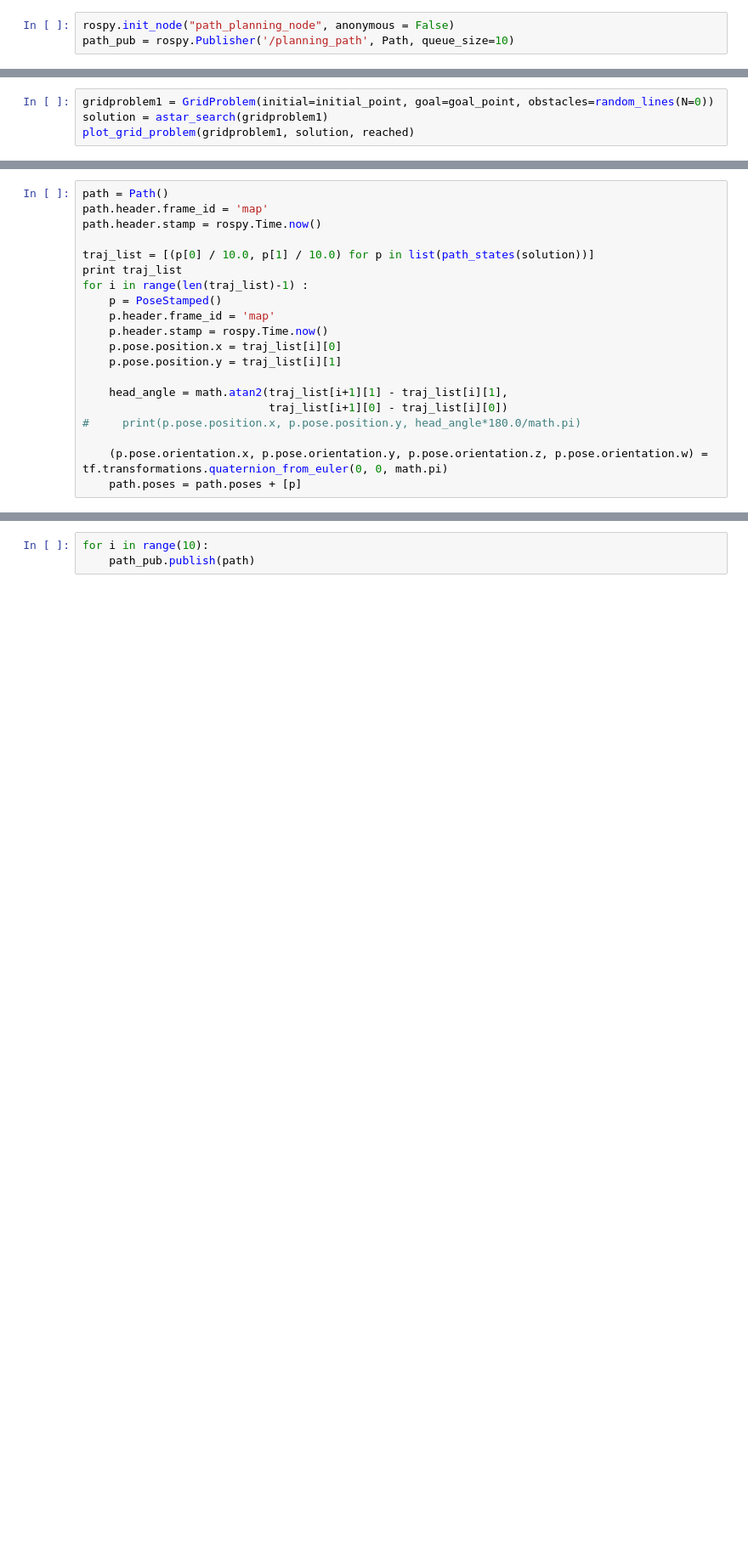
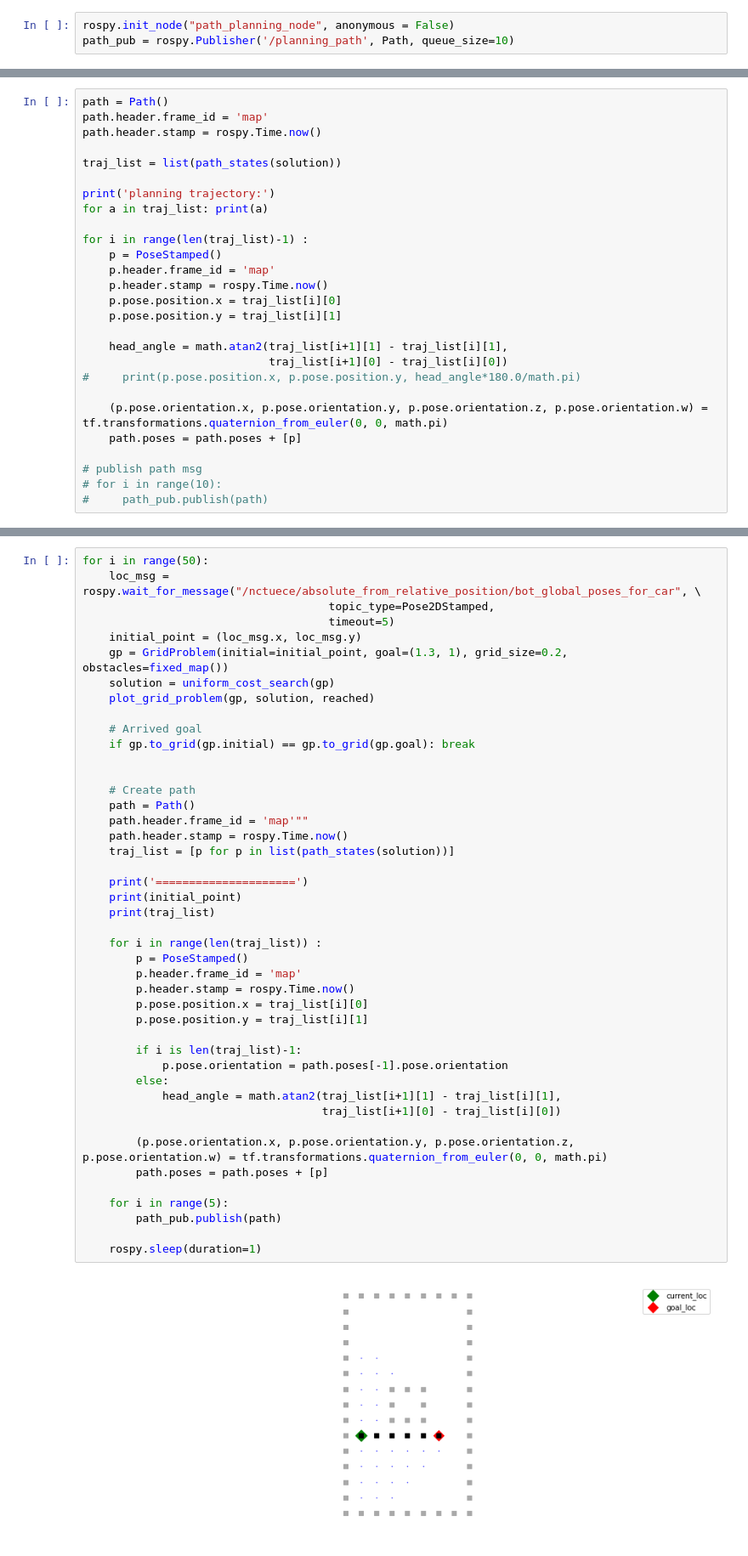
Before and after one commit to OpenPPAT/hcc-2019-lab3, a Jupyter notebook: topic1_astar_path_planning.ipynb, the cells around one changed output, grey strips where cells are left out. Shown at 85% size. Saved outputs shown, nothing was run; the diff lists cells and outputs as text; blank space fills up the shorter version.

```diff
--- a/topic1_astar_path_planning.ipynb
+++ b/topic1_astar_path_planning.ipynb
@@ -355,4 +384,0 @@ print(goal_point)
-# %%
-gridproblem1 = GridProblem(initial=initial_point, goal=goal_point, obstacles=random_lines(N=0))
-solution = astar_search(gridproblem1)
-plot_grid_problem(gridproblem1, solution, reached)
@@ -364,8 +387,11 @@ path = Path()
 path.header.frame_id = 'map'
 path.header.stamp = rospy.Time.now()
 
-traj_list = [(p[0] / 10.0, p[1] / 10.0) for p in list(path_states(solution))]
-print traj_list
+traj_list = list(path_states(solution))
+
+print('planning trajectory:')
+for a in traj_list: print(a)
+
 for i in range(len(traj_list)-1) :
     p = PoseStamped()
     p.header.frame_id = 'map'
@@ -379,4 +405,8 @@ for i in range(len(traj_list)-1) :
 
     (p.pose.orientation.x, p.pose.orientation.y, p.pose.orientation.z, p.pose.orientation.w) = tf.transformations.quaternion_from_euler(0, 0, math.pi)
     path.poses = path.poses + [p]
+
+# publish path msg
+# for i in range(10):
+#     path_pub.publish(path)
 # %% [output]
@@ -384,3 +421,46 @@ for i in range(len(traj_list)-1) :
-# %%
-for i in range(10):
-    path_pub.publish(path)
+# %%
+for i in range(50):
+    loc_msg = rospy.wait_for_message("/nctuece/absolute_from_relative_position/bot_global_poses_for_car", \
+                                     topic_type=Pose2DStamped,
+                                     timeout=5)
+    initial_point = (loc_msg.x, loc_msg.y)
+    gp = GridProblem(initial=initial_point, goal=(1.3, 1), grid_size=0.2, obstacles=fixed_map())
+    solution = uniform_cost_search(gp)
+    plot_grid_problem(gp, solution, reached)
+
+    # Arrived goal
+    if gp.to_grid(gp.initial) == gp.to_grid(gp.goal): break
+
+
+    # Create path
+    path = Path()
+    path.header.frame_id = 'map'""
+    path.header.stamp = rospy.Time.now()
+    traj_list = [p for p in list(path_states(solution))]
+
+    print('=====================')
+    print(initial_point)
+    print(traj_list)
+
+    for i in range(len(traj_list)) :
+        p = PoseStamped()
+        p.header.frame_id = 'map'
+        p.header.stamp = rospy.Time.now()
+        p.pose.position.x = traj_list[i][0]
+        p.pose.position.y = traj_list[i][1]
+
+        if i is len(traj_list)-1:
+            p.pose.orientation = path.poses[-1].pose.orientation
+        else:
+            head_angle = math.atan2(traj_list[i+1][1] - traj_list[i][1],
+                                    traj_list[i+1][0] - traj_list[i][0])
+
+        (p.pose.orientation.x, p.pose.orientation.y, p.pose.orientation.z, p.pose.orientation.w) = tf.transformations.quaternion_from_euler(0, 0, math.pi)
+        path.poses = path.poses + [p]
+
+    for i in range(5):
+        path_pub.publish(path)
+
+    rospy.sleep(duration=1)
+# %% [output]
+[figure, added]
```
Also changed, not shown: parts of 20 cells of this notebook, 3 other files.
